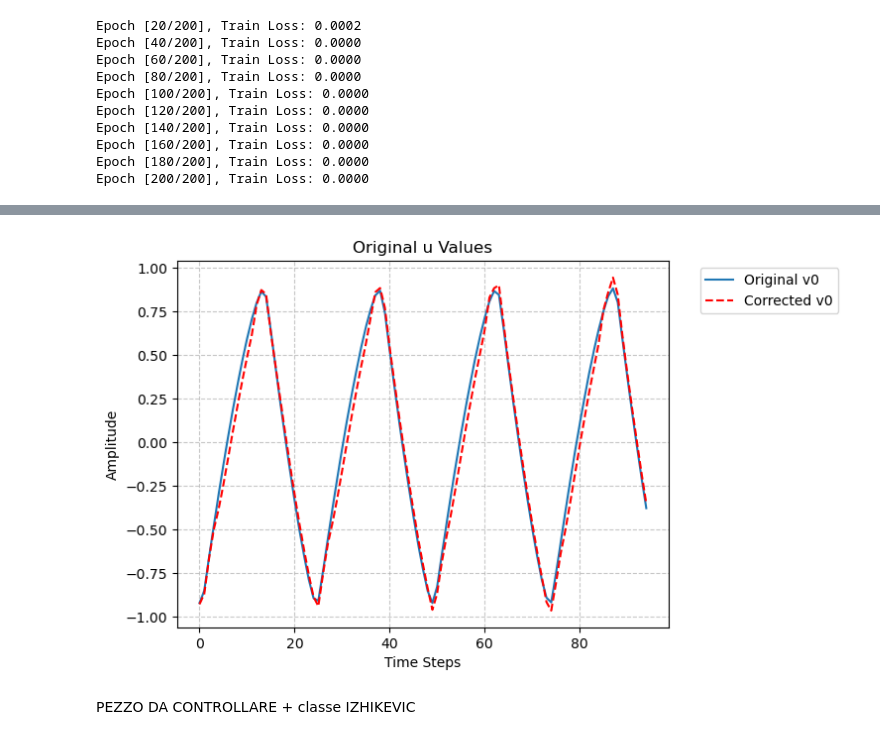
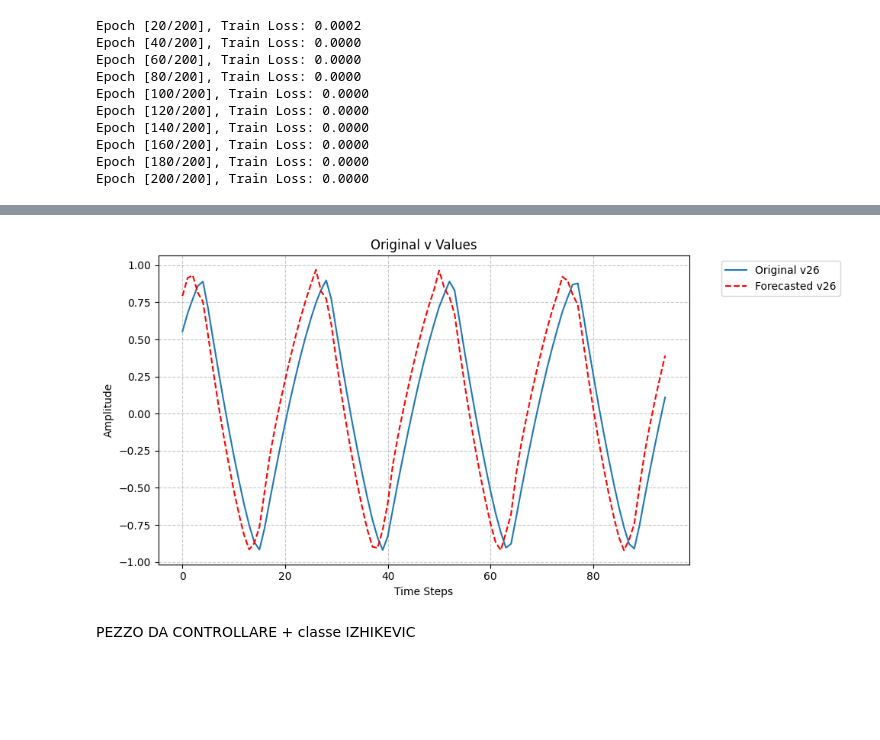
Before and after one commit to bucciadimela2-0/NeuronForecasting, a Jupyter notebook: main.ipynb, the cells around one changed output, grey strips where cells are left out. Drawn from its saved outputs; the diff is of its cells as text; code cells hidden in the pictures; blank space fills up the shorter version.

```diff
--- a/main.ipynb
+++ b/main.ipynb
@@ -37,7 +36,7 @@ G = DataHandler.generate_adjacency_matrix(Constants.A1, n=3)
 # %%
 # FitzHugh-Nagumo Model
 hybrid_model = HybridModel()
-fn_model = fitzhughNagumo_model(Constants.N, Constants.EPSILON, Constants.SIGMA, Constants.A, Constants.B, G)
+fn_model = FitzhughNagumo_model(Constants.N, Constants.EPSILON, Constants.SIGMA, Constants.A, Constants.B, G)
 
 t,sol = fn_model._generate_synthetic_data()
 logger.log("LGenerated synthetic data for FitzHugh-Nagumo model")
@@ -141,22 +139,22 @@ Plotter.plot_comparison(
 # %%
 '''for i in range(1):  # Limit to 5 neurons for readability
         plt.plot(y_test[:200, 26], label=f'Original v{i}')
         plt.plot(forecast[:200,26], label=f'Corrected v{i}', color='red', linestyle='dashed')
 plt.title('Original u Values')
 plt.xlabel('Time Steps')
 plt.ylabel('Amplitude')
 plt.legend(bbox_to_anchor=(1.05, 1), loc='upper left')
 plt.grid(True, linestyle='--', alpha=0.7)'''
-Plotter.plot_comparison(
+Plotter.plot_data(
     y_test=y_test,
     forecasted=forecast,
     index=26,
     time_steps=200,
     var_name='v',  # Note: changed to 'v' since this plots v variable
     title='Original v Values'  # Also updated title to reflect v variable
 )
 # %% [output]
-[figure, old version]
+[figure, new version]
 # %% [markdown]
 PEZZO DA CONTROLLARE + classe IZHIKEVIC
 # %%
```
Also changed, not shown: parts of 16 cells of this notebook, 6 other files.
